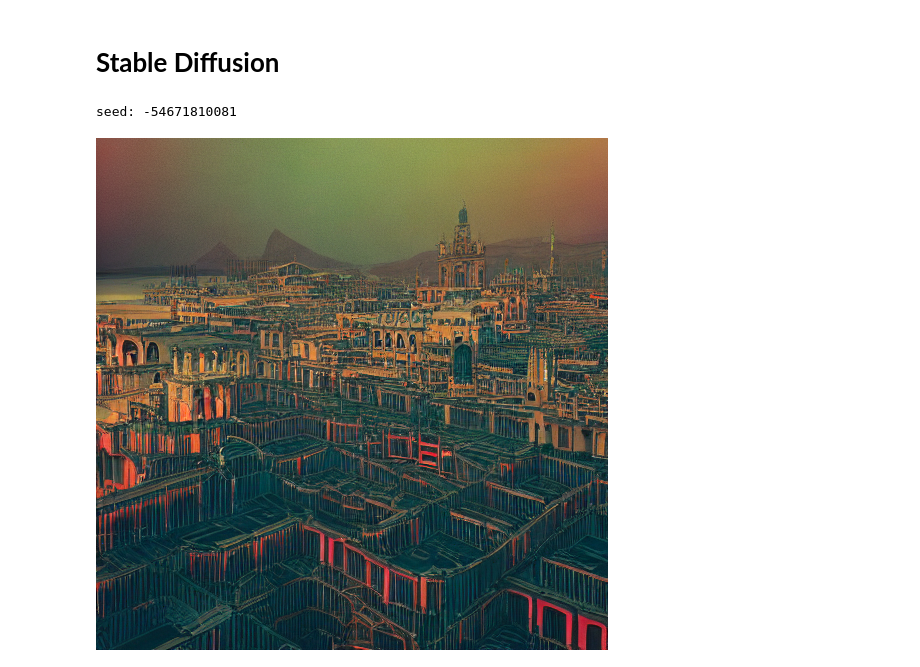
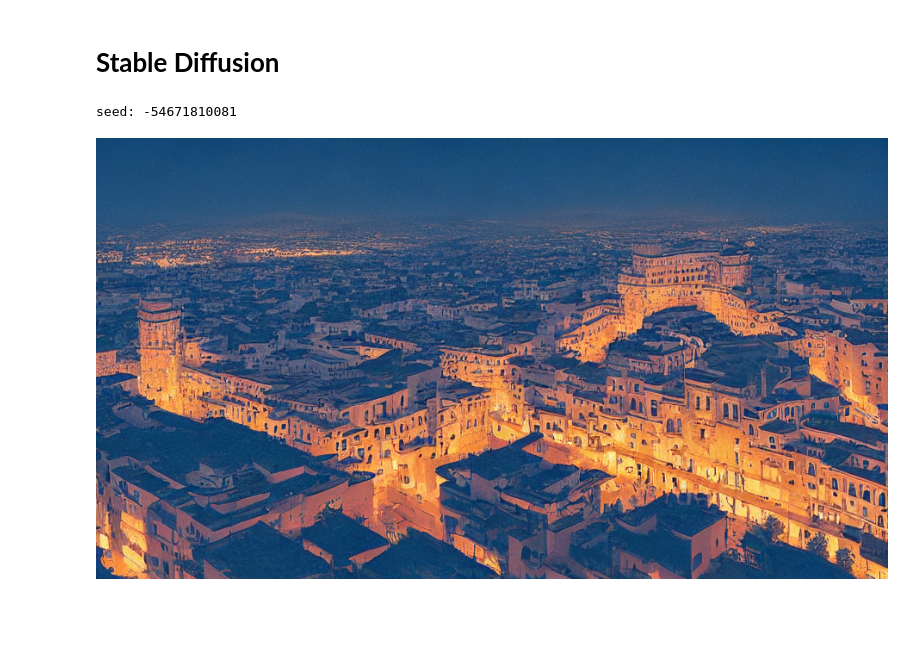
Before and after one commit to MattJCR/Diffusion_in_Colab, a Jupyter notebook: Stable_Diffusion_V1-5.ipynb, the cells around one changed output. Drawn from its saved outputs; the diff is of its cells as text; code cells hidden in the pictures; blank space fills up the shorter version.

```diff
--- a/Stable_Diffusion_V1-5.ipynb
+++ b/Stable_Diffusion_V1-5.ipynb
@@ -50,28 +50,31 @@ torch: 1.13.0+cu116
 # %%
 #@title Configuration { vertical-output: true, form-width: "50%" }
 
 # Set the number of inference steps to use
 steps = 100 #@param {type:"slider", min:1, max:100, step:1}
 # Define the text prompt
 prompt = "a beautiful matte masterpiece of futuristic Granada Andalusia at night by atelier olschinsky and moebius, trending on artstation, featured on behance " #@param {type:"string"}
-negative_prompt = "night"#@param {type:"string"}
+negative_prompt = "clean day"#@param {type:"string"}
 #@markdown * Prompts examples in https://lexica.art/
 # Define the seed prompt
 seed = -54671810081 #@param {type:"raw"}
 enable_NSFW = True #@param {type:"boolean"}
+
+width = 920 #@param {type:"slider", min:640, max:1920, step:8}
+height = 512 #@param {type:"slider", min:360, max:1080, step:8}
 
 if enable_NSFW:
   pipe.safety_checker = dummy
 if seed == None:
   seed = random.randint(-99999999999,99999999999)
 print('seed:',seed)
 # Set the random seed for deterministic output
 generator = torch.Generator("cuda").manual_seed(seed)
 
 # Generate the image
-image = pipe(prompt, negative_prompt=negative_prompt, num_inference_steps=steps, generator=generator).images[0]
+image = pipe(prompt, negative_prompt=negative_prompt, num_inference_steps=steps, generator=generator, width=width, height=height).images[0]
 # image = pipe(prompt, num_inference_steps=steps).images[0]
 image
 # %% [output]
 seed: -54671810081
-[figure, old version]
+[figure, new version]
```
